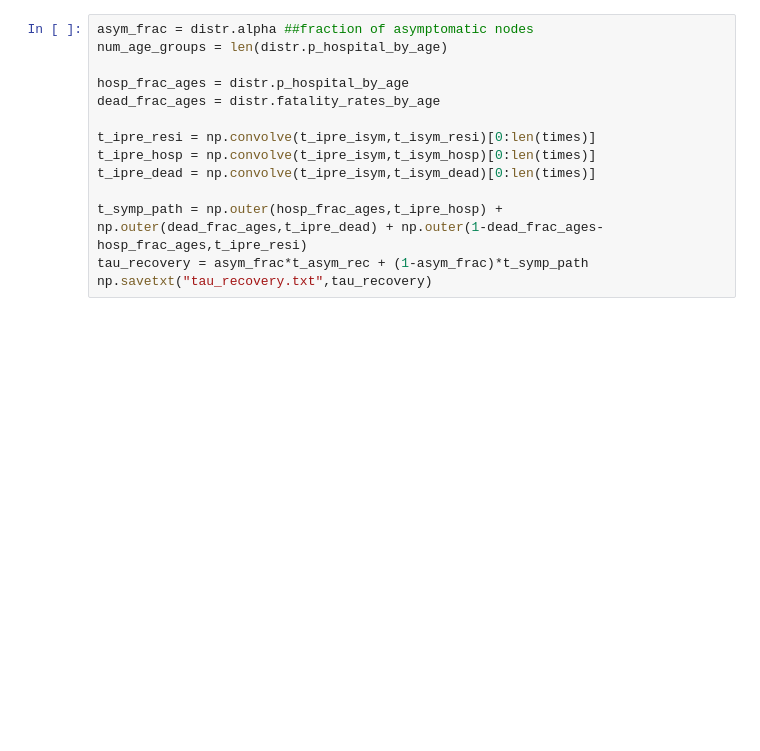
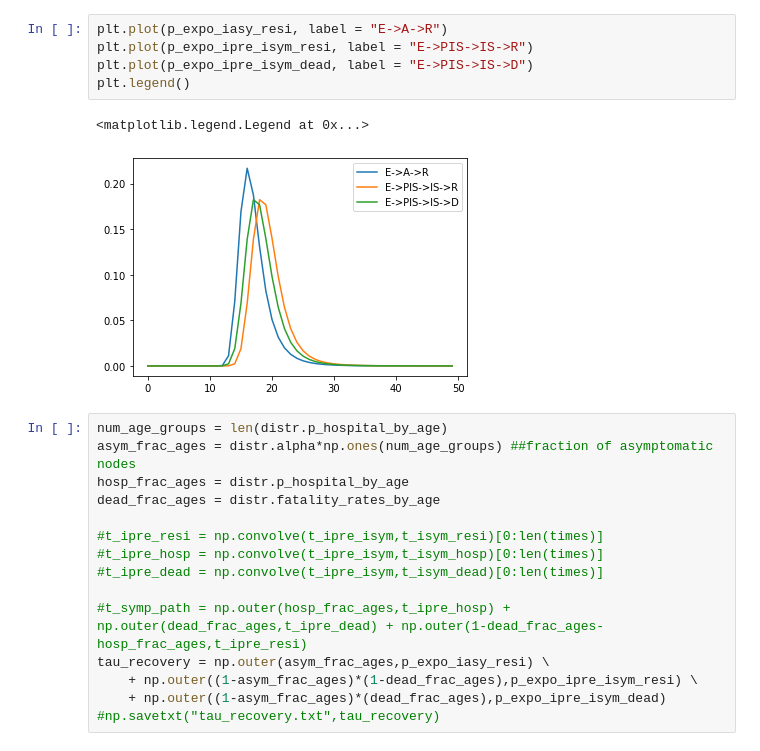
Before and after one commit to sibyl-team/simulator, a Jupyter notebook: priors.ipynb, the cells around one changed output. Drawn from its saved outputs; the diff is of its cells as text; blank space fills up the shorter version.

```diff
--- a/priors.ipynb
+++ b/priors.ipynb
@@ -51,17 +66,26 @@ t_isym_dead = lognorm.pdf(times, std_isym_dead_logn,scale = np.exp(mu_isym_dead_
+# %%
+plt.plot(p_expo_iasy_resi, label = "E->A->R")
+plt.plot(p_expo_ipre_isym_resi, label = "E->PIS->IS->R")
+plt.plot(p_expo_ipre_isym_dead, label = "E->PIS->IS->D")
+plt.legend()
+# %% [output]
+<matplotlib.legend.Legend at 0x...>
+[figure, added]
 # %%
-asym_frac = distr.alpha ##fraction of asymptomatic nodes
 num_age_groups = len(distr.p_hospital_by_age)
-
+asym_frac_ages = distr.alpha*np.ones(num_age_groups) ##fraction of asymptomatic nodes
 hosp_frac_ages = distr.p_hospital_by_age
 dead_frac_ages = distr.fatality_rates_by_age
 
-t_ipre_resi = np.convolve(t_ipre_isym,t_isym_resi)[0:len(times)]
-t_ipre_hosp = np.convolve(t_ipre_isym,t_isym_hosp)[0:len(times)]
-t_ipre_dead = np.convolve(t_ipre_isym,t_isym_dead)[0:len(times)]
+#t_ipre_resi = np.convolve(t_ipre_isym,t_isym_resi)[0:len(times)]
+#t_ipre_hosp = np.convolve(t_ipre_isym,t_isym_hosp)[0:len(times)]
+#t_ipre_dead = np.convolve(t_ipre_isym,t_isym_dead)[0:len(times)]
 
-t_symp_path = np.outer(hosp_frac_ages,t_ipre_hosp) + np.outer(dead_frac_ages,t_ipre_dead) + np.outer(1-dead_frac_ages-hosp_frac_ages,t_ipre_resi)
-tau_recovery = asym_frac*t_asym_rec + (1-asym_frac)*t_symp_path
-np.savetxt("tau_recovery.txt",tau_recovery)
+#t_symp_path = np.outer(hosp_frac_ages,t_ipre_hosp) + np.outer(dead_frac_ages,t_ipre_dead) + np.outer(1-dead_frac_ages-hosp_frac_ages,t_ipre_resi)
+tau_recovery = np.outer(asym_frac_ages,p_expo_iasy_resi) \
+    + np.outer((1-asym_frac_ages)*(1-dead_frac_ages),p_expo_ipre_isym_resi) \
+    + np.outer((1-asym_frac_ages)*(dead_frac_ages),p_expo_ipre_isym_dead)
+#np.savetxt("tau_recovery.txt",tau_recovery)
 # %%
 ag = 0
 fig, axs  = plt.subplots(1,2,figsize = (13,5))
```
Also changed, not shown: parts of 13 cells of this notebook.
